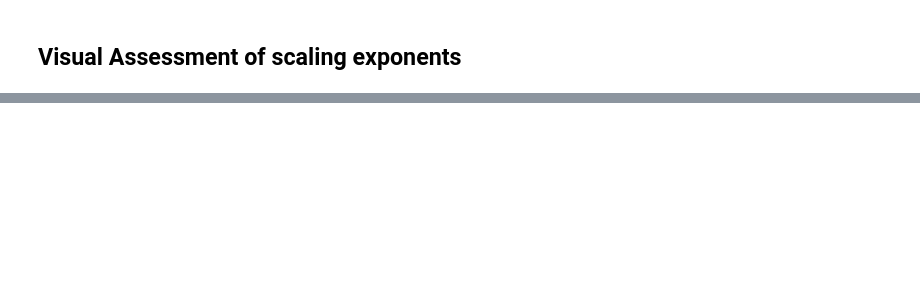
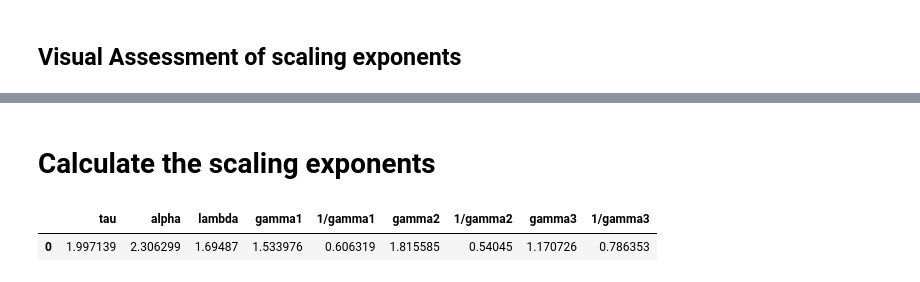
Before and after one commit to GabrielRemi/Sandpile, a Jupyter notebook: Code/analysis_nd.ipynb, the cells around one changed output, grey strips where cells are left out. Cells and saved outputs as stored; diff of their text form; code cells hidden in the pictures; blank space fills up the shorter version.

Commit message:
scaling exponents 2d

```diff
--- a/Code/analysis_nd.ipynb
+++ b/Code/analysis_nd.ipynb
@@ -63,0 +63,14 @@ for index, (xn, yn) in zip(indices, comb):
+# %% [markdown]
+# Calculate the scaling exponents
+# %%
+dim, grid = 2, 40
+path_dir = Path(f"data/d{dim}_g{grid}_c7_cl_nco")
+df = calculate_all_scaling_exponents(path_dir, [
+    (None, 100), (None, 150), (1, 11),
+    (None, 105), (10, 1_000), (3, 10.5),
+    (10.5, 150), (3, 10.5), (10, 80)])
+
+df
+# %% [output]
+|  | tau | alpha | lambda | gamma1 | 1/gamma1 | gamma2 | 1/gamma2 | gamma3 | 1/gamma3 |
+| 0 | 1.997139 | 2.306299 | 1.69487 | 1.533976 | 0.606319 | 1.815585 | 0.54045 | 1.170726 | 0.786353 |
```
Also changed, not shown: parts of 3 cells of this notebook, 3 other files.
